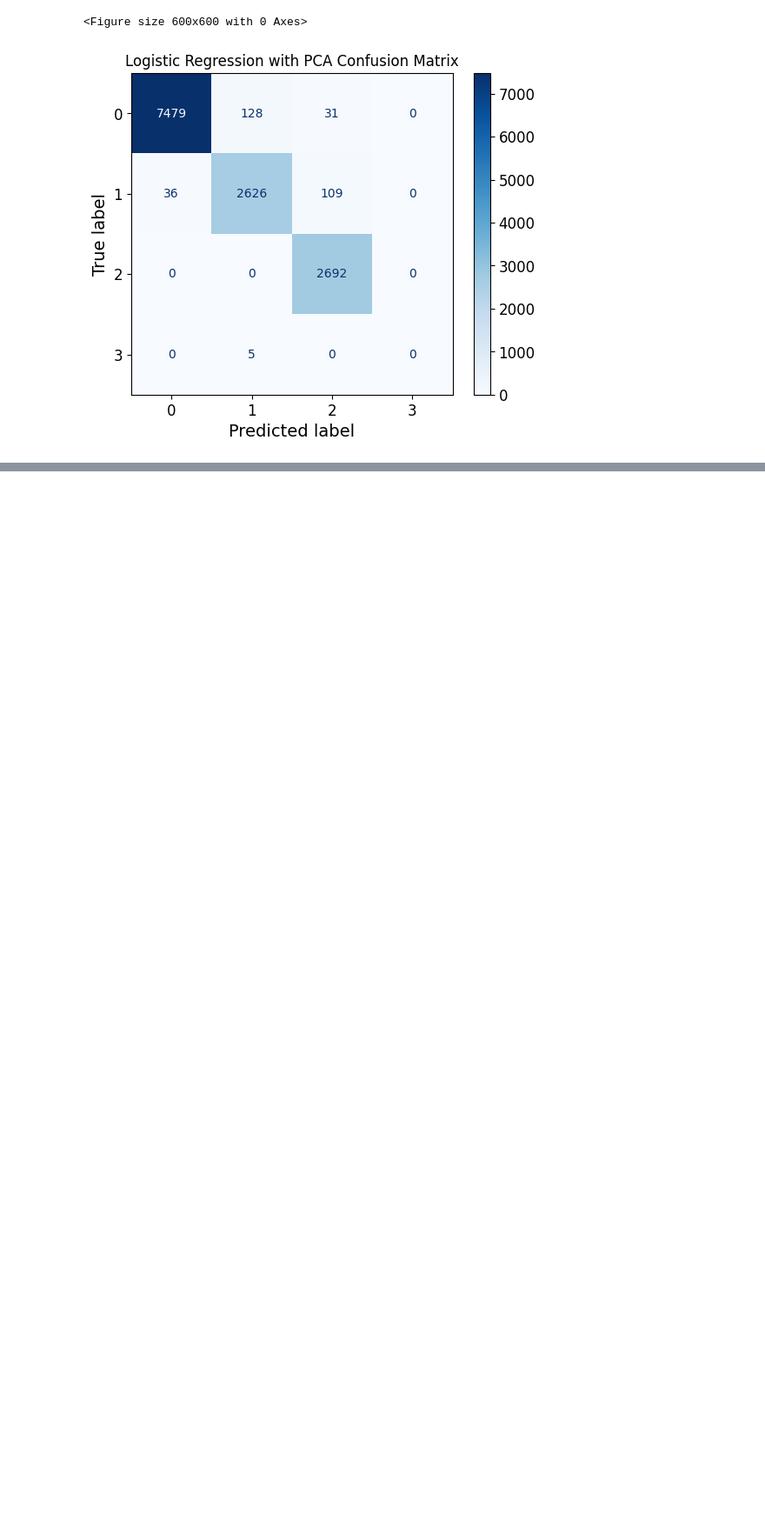
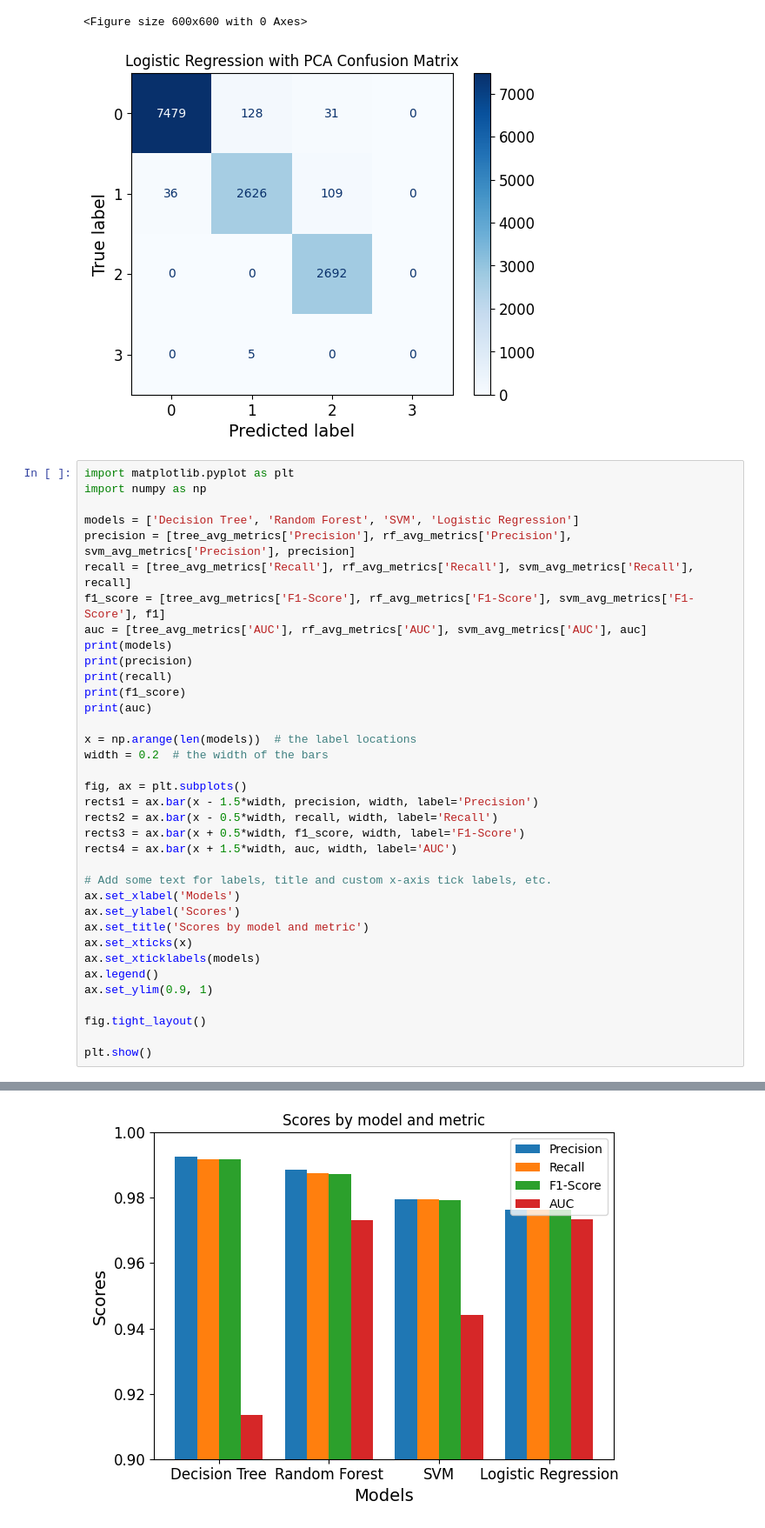
Before and after one commit to JeremiahHerring/Predict-Firewall-Actions, a Jupyter notebook: 4 or more ML Classifiers.ipynb, the cells around one changed output, grey strips where cells are left out. Shown: that part at 87% size. Drawn from its saved outputs; the diff is of its cells as text; blank space fills up the shorter version.

Commit message:
add first metric visualization

```diff
--- a/4 or more ML Classifiers.ipynb
+++ b/4 or more ML Classifiers.ipynb
@@ -606,3 +606,40 @@ Metrics for Logistic Regression with PCA:
 [figure]
 <Figure size 600x600 with 0 Axes>
 [figure]
+# %%
+import matplotlib.pyplot as plt
+import numpy as np
+
+models = ['Decision Tree', 'Random Forest', 'SVM', 'Logistic Regression']
+precision = [tree_avg_metrics['Precision'], rf_avg_metrics['Precision'], svm_avg_metrics['Precision'], precision]
+recall = [tree_avg_metrics['Recall'], rf_avg_metrics['Recall'], svm_avg_metrics['Recall'], recall]
+f1_score = [tree_avg_metrics['F1-Score'], rf_avg_metrics['F1-Score'], svm_avg_metrics['F1-Score'], f1]
+auc = [tree_avg_metrics['AUC'], rf_avg_metrics['AUC'], svm_avg_metrics['AUC'], auc]
+print(models)
+print(precision)
+print(recall)
+print(f1_score)
+print(auc)
+
+x = np.arange(len(models))  # the label locations
+width = 0.2  # the width of the bars
+
+fig, ax = plt.subplots()
+rects1 = ax.bar(x - 1.5*width, precision, width, label='Precision')
+rects2 = ax.bar(x - 0.5*width, recall, width, label='Recall')
+rects3 = ax.bar(x + 0.5*width, f1_score, width, label='F1-Score')
+rects4 = ax.bar(x + 1.5*width, auc, width, label='AUC')
+
+# Add some text for labels, title and custom x-axis tick labels, etc.
+ax.set_xlabel('Models')
+ax.set_ylabel('Scores')
+ax.set_title('Scores by model and metric')
+ax.set_xticks(x)
+ax.set_xticklabels(models)
+ax.legend()
+ax.set_ylim(0.9, 1)
+
+fig.tight_layout()
+
+plt.show()
+# %% [output]
@@ -608,0 +651 @@ Metrics for Logistic Regression with PCA:
+[figure, added]
```
Also changed, not shown: parts of 2 cells of this notebook.
